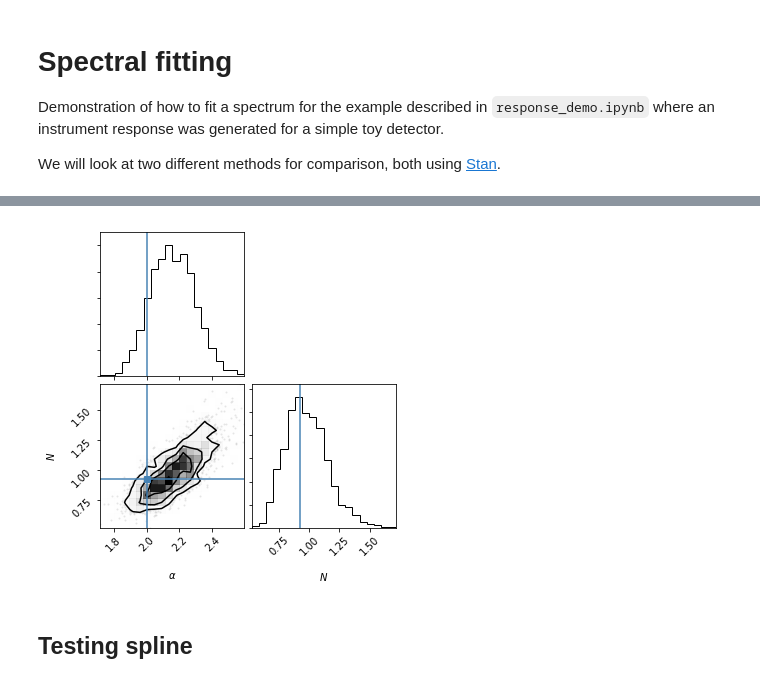
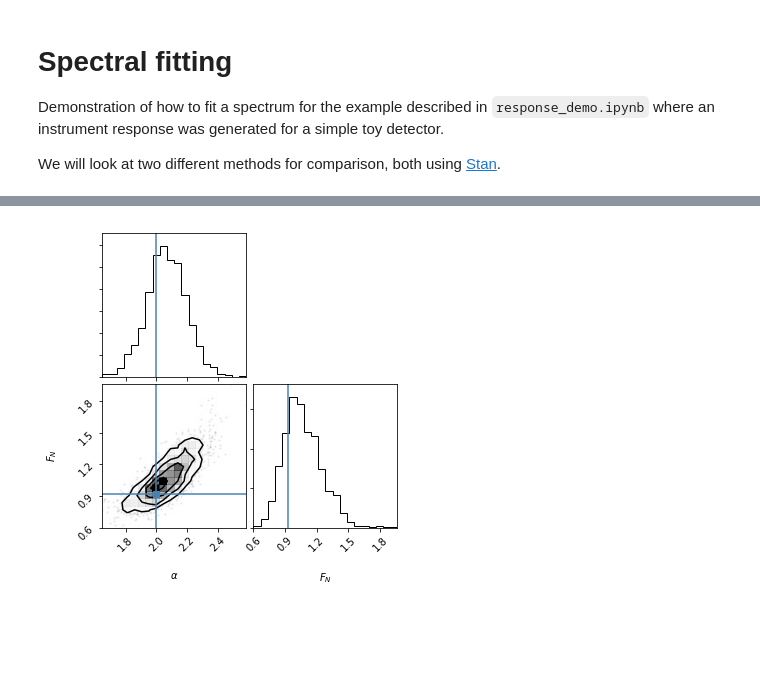
Before and after one commit to cescalara/instrument_response, a Jupyter notebook: fit_demo.ipynb, the cells around one changed output, grey strips where cells are left out. Drawn from its saved outputs; the diff is of its cells as text; code cells hidden in the pictures; blank space fills up the shorter version.

```diff
--- a/fit_demo.ipynb
+++ b/fit_demo.ipynb
@@ -79,9 +71,14 @@ WARNING:pystan:Rhat above 1.1 or below 0.9 indicates that the chains very likely
 # %%
 # View fit parameters
 chain = fit.extract(permuted=True)
-key_list = ['alpha', 'N']
-labels = [r'$\alpha$', '$N$']
-#truths = [2.0, 0.9236320123663313]
+key_list = ['alpha', 'F_N']
+labels = [r'$\alpha$', r'$F_N$']
+
+# Compare with true values
+with h5py.File(data_file, 'r') as f:
+    true_alpha = f['power_law_index'].value
+    true_F_N = f['flux_normalisation'].value
+truths = [true_alpha, true_F_N]
 
 corner.corner(np.column_stack([chain[key] for key in key_list]),
-              labels=labels); #, truths=truths);
+              labels=labels, truths=truths);
@@ -181,3 +110,8 @@ plt.xscale('log')
+# %%
+# Get the conditional log probability
+true_energy_grid = np.logspace(np.log(1.0), np.log(100.0),
+                               response.nbins_true_energy, base=np.e)
+cond_log_prob = response.get_log_conditionals(detected_energy, true_energy_grid)
 # %%
 # Compile the Stan model
 model = stan_utility.compile_model(filename='stan/hierarchical_approach.stan',
@@ -187,17 +121,12 @@ INFO:pystan:COMPILING THE C++ CODE FOR MODEL hierarchical_f9a7d1e9ef9161360ec10b
 # %%
+# Run the fit
 fit_input = {}
 fit_input['Nevents'] = len(detected_energy)
 fit_input['Edet'] = detected_energy
 fit_input['min_energy'] = 1.0 # TeV
 fit_input['max_energy'] = 100.0 # TeV
-fit_input['p'] = p
-fit_input['Lknots_x'] = len(xknots)
-fit_input['Lknots_y'] = len(yknots)
-fit_input['xknots'] = xknots
-fit_input['yknots'] = yknots
-fit_input['c'] = coeffs
 fit_input['Ngrid'] = response.nbins_true_energy
-fit_input['Etrue_grid'] = Egrid
-fit_input['cond_prob'] = np.log(cond_prob_n)
+fit_input['Etrue_grid'] = true_energy_grid
+fit_input['cond_log_prob'] = cond_log_prob
 
 fit = model.sampling(data=fit_input, iter=1000, chains=4)
@@ -211,13 +133,16 @@ WARNING:pystan:Deprecation warning. In future, use ArviZ library (`pip install a
 # %%
 # View fit parameters
 chain = fit.extract(permuted=True)
-key_list = ['alpha', 'N']
-labels = [r'$\alpha$', '$N$']
-truths = [2.0, 0.9236320123663313]
+key_list = ['alpha', 'F_N']
+labels = [r'$\alpha$', '$F_N$']
+
+# Compare with true values
+with h5py.File(data_file, 'r') as f:
+    true_alpha = f['power_law_index'].value
+    true_F_N = f['flux_normalisation'].value
+truths = [true_alpha, true_F_N]
 
 corner.corner(np.column_stack([chain[key] for key in key_list]),
               labels=labels, truths=truths);
 # %% [output]
-[figure, old version]
+[figure, new version]
-# %% [markdown]
-## Testing spline
```
Also changed, not shown: parts of 27 cells of this notebook, 5 other files.
